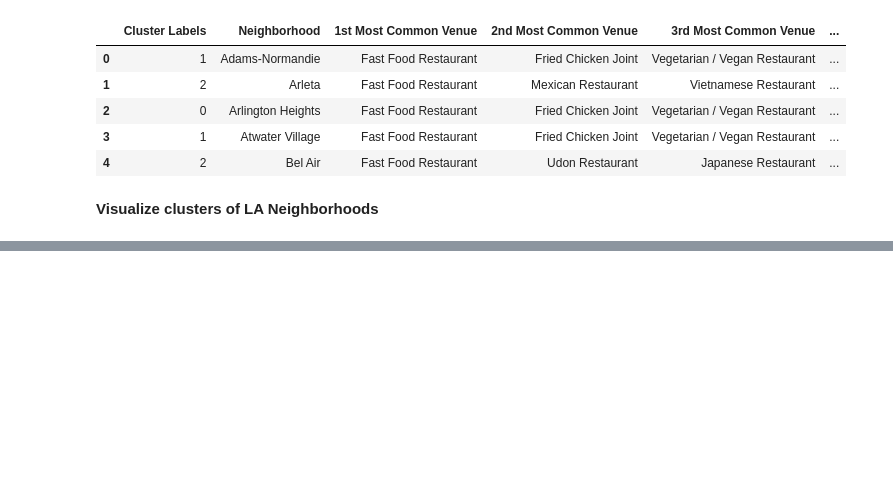
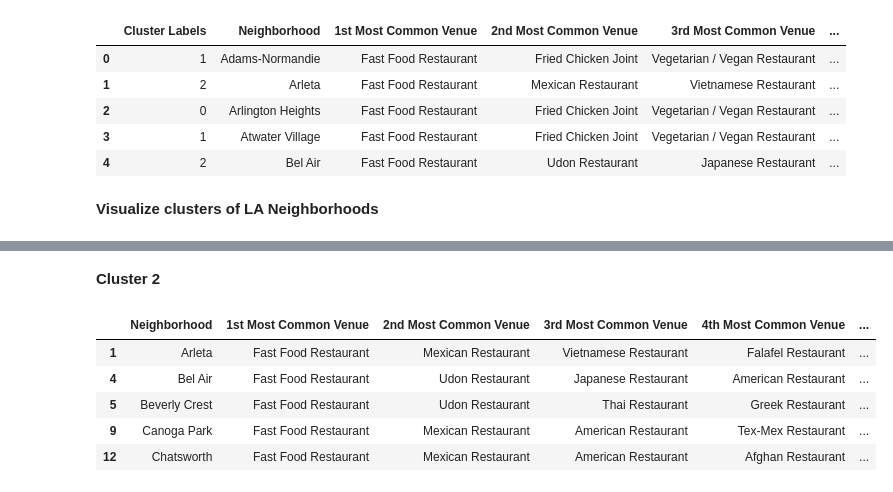
Before and after one commit to ashish-vemula/ibm-coursera-capstone-project, a Jupyter notebook: exploring-la-cuisines.ipynb, the cells around one changed output, grey strips where cells are left out. Drawn from its saved outputs; the diff is of its cells as text; code cells hidden in the pictures; blank space fills up the shorter version.

```diff
--- a/exploring-la-cuisines.ipynb
+++ b/exploring-la-cuisines.ipynb
@@ -654,0 +729,12 @@ map_clusters
+# %% [markdown]
+<b>Cluster 2</b>
+# %%
+cluster_2 = la_final_df.loc[la_final_df['Cluster Labels'] == 2, la_final_df.columns[1:13]]
+cluster_2.head(5)
+# %% [output]
+|  | Neighborhood | 1st Most Common Venue | 2nd Most Common Venue | 3rd Most Common Venue | 4th Most Common Venue | ... |
+| 1 | Arleta | Fast Food Restaurant | Mexican Restaurant | Vietnamese Restaurant | Falafel Restaurant | ... |
+| 4 | Bel Air | Fast Food Restaurant | Udon Restaurant | Japanese Restaurant | American Restaurant | ... |
+| 5 | Beverly Crest | Fast Food Restaurant | Udon Restaurant | Thai Restaurant | Greek Restaurant | ... |
+| 9 | Canoga Park | Fast Food Restaurant | Mexican Restaurant | American Restaurant | Tex-Mex Restaurant | ... |
+| 12 | Chatsworth | Fast Food Restaurant | Mexican Restaurant | American Restaurant | Afghan Restaurant | ... |
```
Also changed, not shown: parts of 17 cells of this notebook.
